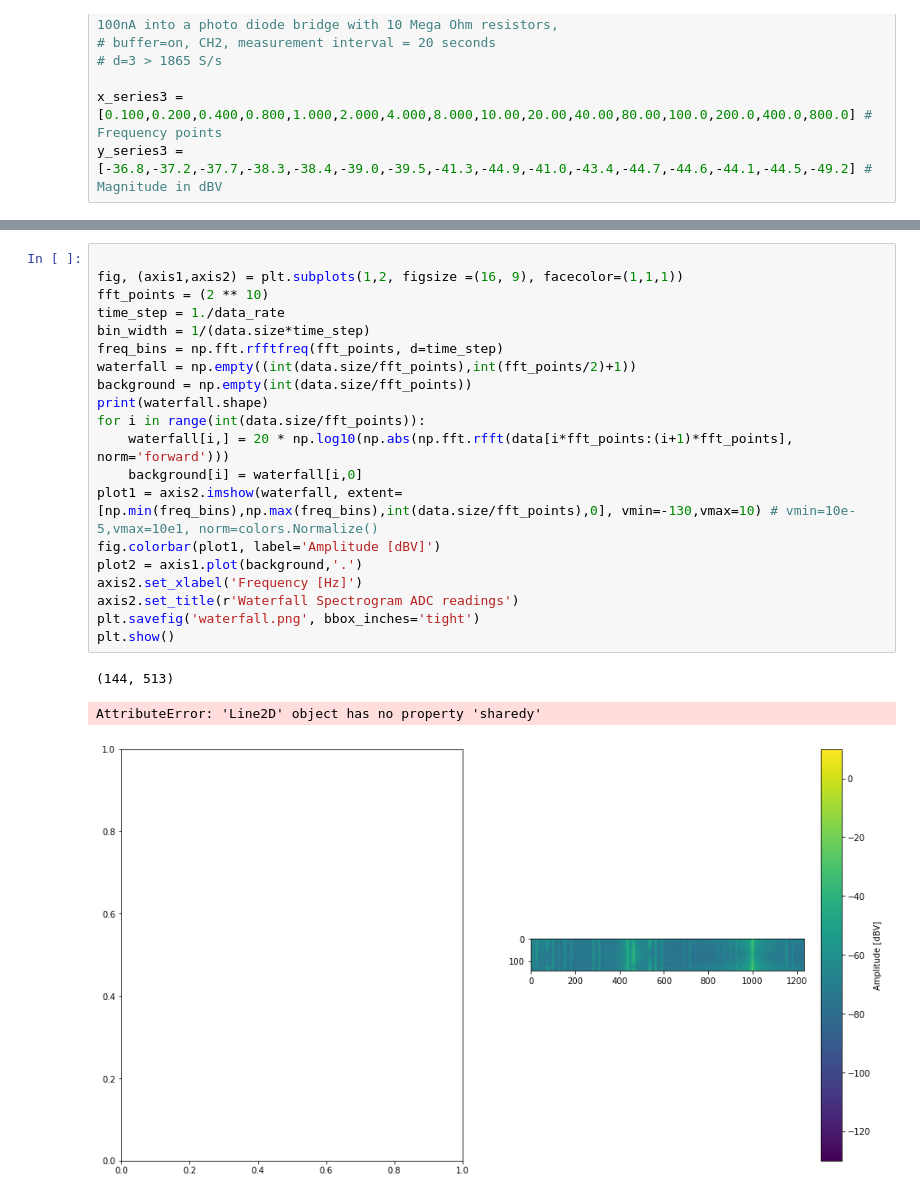
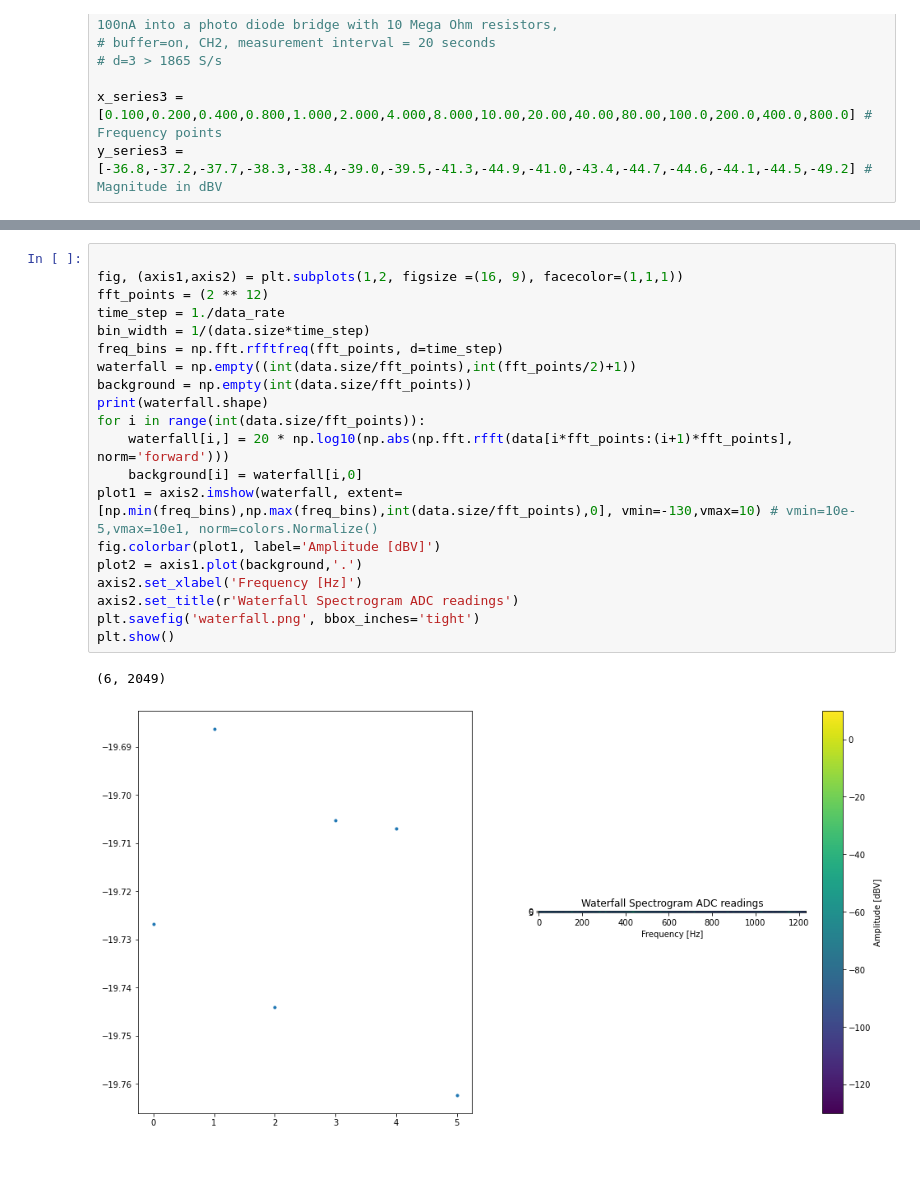
Before and after one commit to Habraken/WaveShare-ADS1256, a Jupyter notebook: data_analysis.ipynb, the cells around one changed output, grey strips where cells are left out. Saved outputs shown, nothing was run; the diff lists cells and outputs as text; blank space fills up the shorter version.

```diff
--- a/data_analysis.ipynb
+++ b/data_analysis.ipynb
@@ -151,24 +146,23 @@ Peaks:
 # %%
 
 fig, (axis1,axis2) = plt.subplots(1,2, figsize =(16, 9), facecolor=(1,1,1))
-fft_points = (2 ** 10)
+fft_points = (2 ** 12)
 time_step = 1./data_rate
 bin_width = 1/(data.size*time_step)
 freq_bins = np.fft.rfftfreq(fft_points, d=time_step)
 waterfall = np.empty((int(data.size/fft_points),int(fft_points/2)+1))
 background = np.empty(int(data.size/fft_points))
 print(waterfall.shape)
 for i in range(int(data.size/fft_points)):
     waterfall[i,] = 20 * np.log10(np.abs(np.fft.rfft(data[i*fft_points:(i+1)*fft_points], norm='forward')))
     background[i] = waterfall[i,0]
 plot1 = axis2.imshow(waterfall, extent=[np.min(freq_bins),np.max(freq_bins),int(data.size/fft_points),0], vmin=-130,vmax=10) # vmin=10e-5,vmax=10e1, norm=colors.Normalize()
 fig.colorbar(plot1, label='Amplitude [dBV]')
 plot2 = axis1.plot(background,'.')
 axis2.set_xlabel('Frequency [Hz]')
 axis2.set_title(r'Waterfall Spectrogram ADC readings')
 plt.savefig('waterfall.png', bbox_inches='tight')
 plt.show()
 # %% [output]
-(144, 513)
+(6, 2049)
-AttributeError: 'Line2D' object has no property 'sharedy'
-[figure, old version]
+[figure, new version]
```
Also changed, not shown: parts of 5 cells of this notebook.
